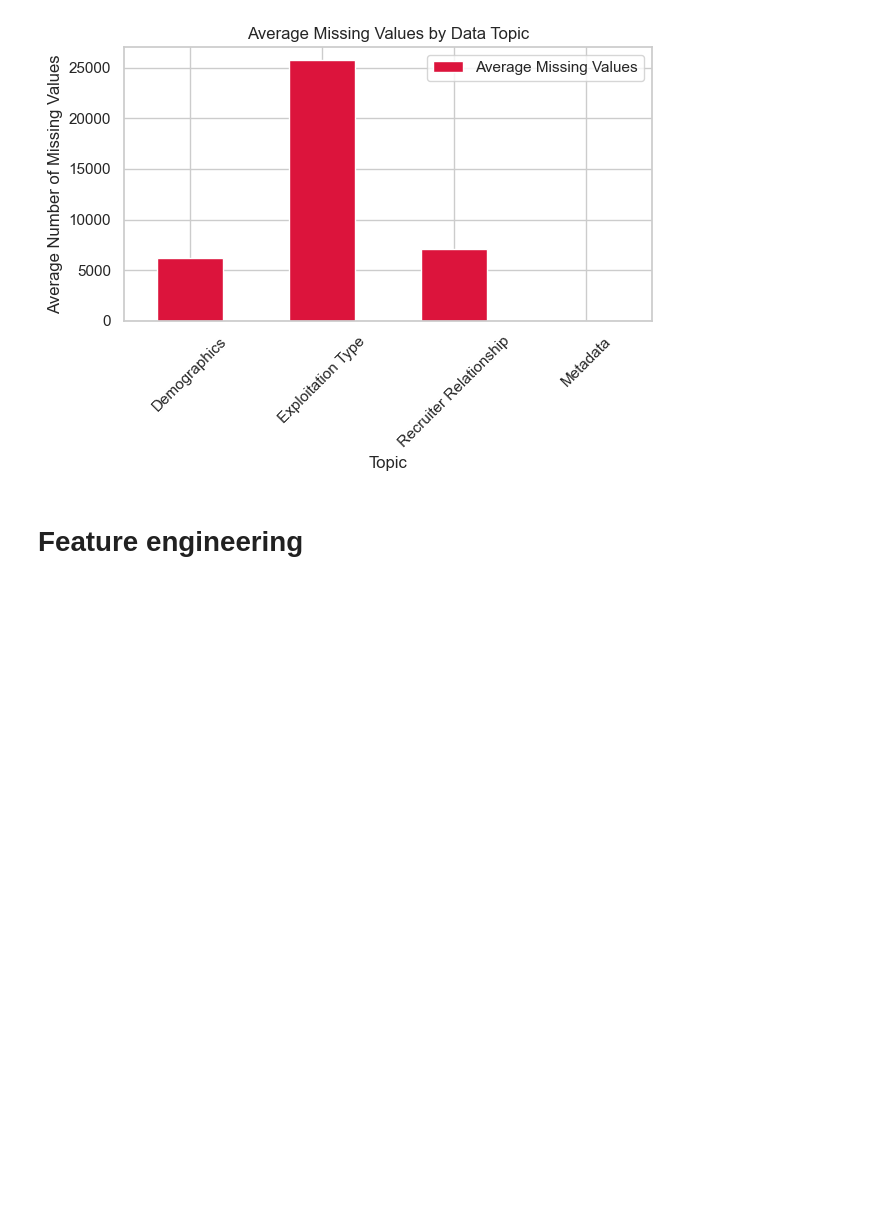
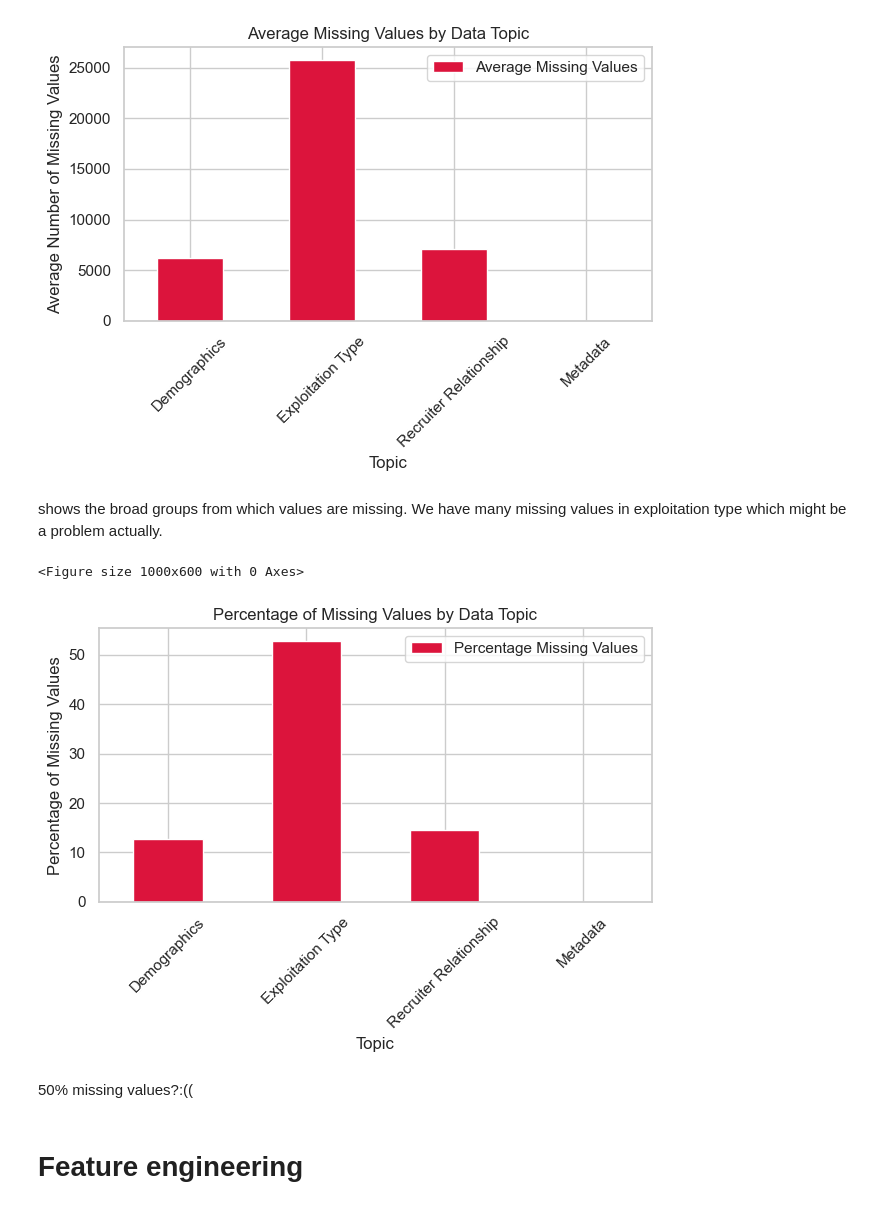
Before and after one commit to BartmossMurphy2077/MLgroupAssignement, a Jupyter notebook: notebook.ipynb, the cells around one changed output. Saved outputs shown, nothing was run; the diff lists cells and outputs as text; code cells hidden in the pictures; blank space fills up the shorter version.

Commit message:
missing vals

```diff
--- a/notebook.ipynb
+++ b/notebook.ipynb
@@ -299,6 +299,31 @@ plt.show()
 # %% [output]
 <Figure size 1000x600 with 0 Axes>
 [figure]
+# %% [markdown]
+shows the broad groups from which values are missing. We have many missing values in exploitation type which might be a problem actually.
+# %%
+# Calculate missing values percentages for each group
+missing_by_topic_pct = pd.DataFrame({
+    'Demographics': (df[demographic_cols].isnull().sum().mean() / len(df)) * 100,
+    'Exploitation Type': (df[exploitation_cols].isnull().sum().mean() / len(df)) * 100,
+    'Recruiter Relationship': (df[recruitment_cols].isnull().sum().mean() / len(df)) * 100,
+    'Metadata': (df[metadata_cols].isnull().sum().mean() / len(df)) * 100
+}, index=['Percentage Missing Values']).T
+
+# Create bar plot
+plt.figure(figsize=(10, 6))
+missing_by_topic_pct.plot(kind='bar', y='Percentage Missing Values', color='crimson')
+plt.title('Percentage of Missing Values by Data Topic')
+plt.xlabel('Topic')
+plt.ylabel('Percentage of Missing Values')
+plt.xticks(rotation=45)
+plt.tight_layout()
+plt.show()
+# %% [output]
+<Figure size 1000x600 with 0 Axes>
+[figure, added]
+# %% [markdown]
+50% missing values?:((
 # %% [markdown]
 # Feature engineering
 # %% [markdown]
```
